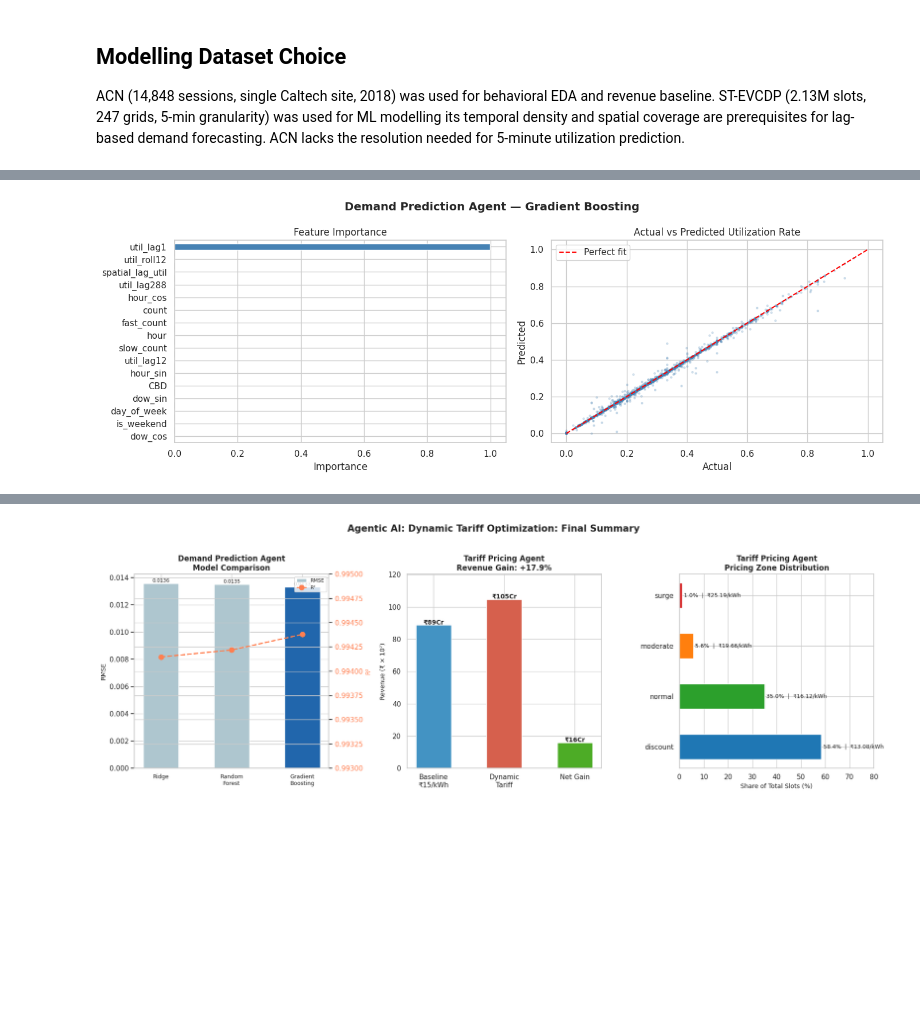
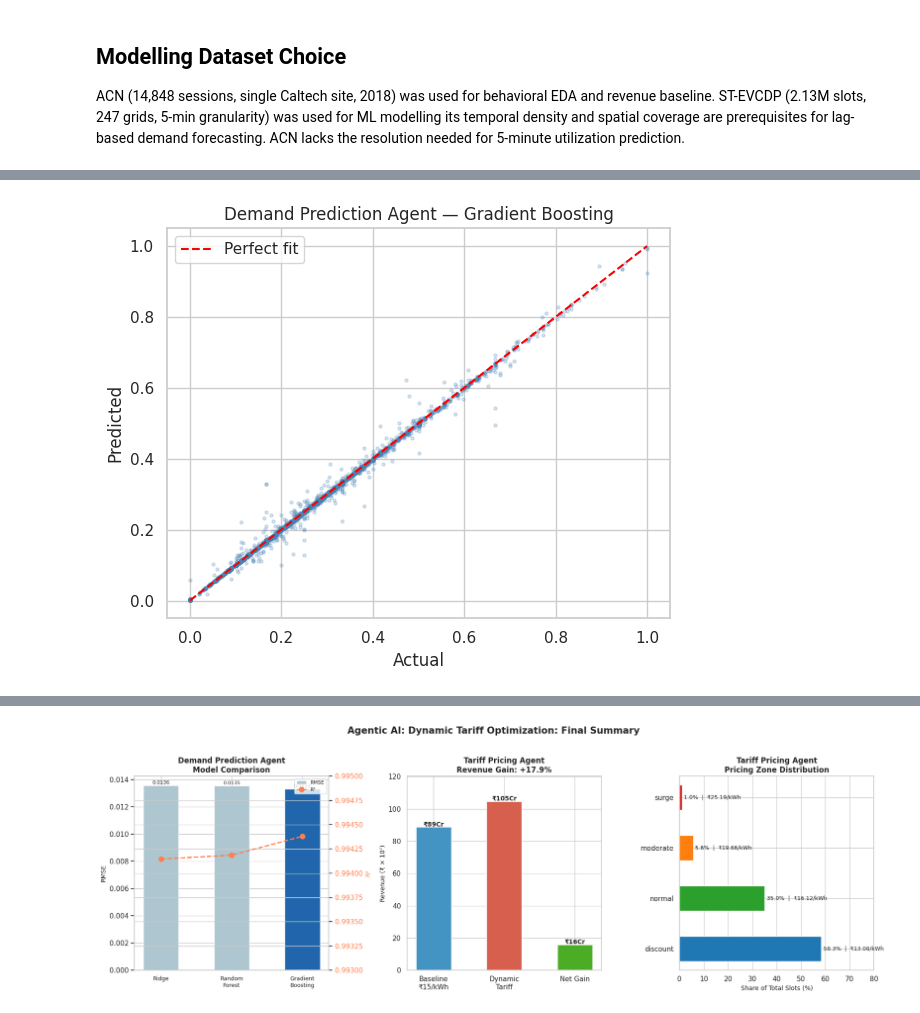
Before and after one commit to anshita195/ev-charging-tariff-optimization, a Jupyter notebook: ev_charging_optimization.ipynb, the cells around one changed output, grey strips where cells are left out. Saved outputs shown, nothing was run; the diff lists cells and outputs as text; code cells hidden in the pictures; blank space fills up the shorter version.

```diff
--- a/ev_charging_optimization.ipynb
+++ b/ev_charging_optimization.ipynb
@@ -687,36 +687,24 @@ for 5-minute utilization prediction.
 # %%
 from sklearn.ensemble import RandomForestRegressor, GradientBoostingRegressor
 from sklearn.linear_model import Ridge
-from sklearn.model_selection import train_test_split
 from sklearn.metrics import mean_squared_error, mean_absolute_error, r2_score
-from sklearn.preprocessing import StandardScaler
 import numpy as np
 
-# Build feature matrix from ST-EVCDP
-# Target: utilization_rate (what we want to predict)
-# We aggregate per grid per 5-min slot: data is already at that level
-
-# Lag features per grid (sort first)
 evcdp_model = evcdp.sort_values(['grid_id','datetime']).copy()
 
-# Lag 1 = previous 5-min slot, Lag 12 = 1 hour ago, Lag 288 = same time yesterday
 evcdp_model['util_lag1']   = evcdp_model.groupby('grid_id')['utilization_rate'].shift(1)
 evcdp_model['util_lag12']  = evcdp_model.groupby('grid_id')['utilization_rate'].shift(12)
 evcdp_model['util_lag288'] = evcdp_model.groupby('grid_id')['utilization_rate'].shift(288)
 
-# Rolling mean (last 1 hour = 12 slots)
 evcdp_model['util_roll12'] = (
     evcdp_model.groupby('grid_id')['utilization_rate']
     .transform(lambda x: x.shift(1).rolling(12, min_periods=1).mean())
 )
 
-# Time-based features
 evcdp_model['hour_sin'] = np.sin(2 * np.pi * evcdp_model['hour'] / 24)
 evcdp_model['hour_cos'] = np.cos(2 * np.pi * evcdp_model['hour'] / 24)
 evcdp_model['dow_sin']  = np.sin(2 * np.pi * evcdp_model['day_of_week'] / 7)
 evcdp_model['dow_cos']  = np.cos(2 * np.pi * evcdp_model['day_of_week'] / 7)
-
-# Drop rows where lags are NaN (first day per grid)
 
 evcdp_model = evcdp_model.dropna(subset=['util_lag1','util_lag12',
                                           'util_lag288','util_roll12',
@@ -726,8 +714,7 @@ FEATURES = [
     'hour', 'day_of_week', 'is_weekend',
     'hour_sin', 'hour_cos', 'dow_sin', 'dow_cos',
     'util_lag1', 'util_lag12', 'util_lag288', 'util_roll12',
-    'fast_count', 'slow_count', 'CBD', 'count',
-    'spatial_lag_util'          # ← ADD THIS LINE
+    'fast_count', 'slow_count', 'CBD', 'spatial_lag_util'
 ]
 
 TARGET = 'utilization_rate'
@@ -735,7 +722,6 @@ TARGET = 'utilization_rate'
 X = evcdp_model[FEATURES]
 y = evcdp_model[TARGET]
 
-# Time-based split: last 5 days as test (not random: preserves temporal order)
 cutoff = evcdp_model['datetime'].max() - pd.Timedelta(days=5)
 train_mask = evcdp_model['datetime'] <= cutoff
 
@@ -743,17 +729,15 @@ X_train, X_test = X[train_mask], X[~train_mask]
 y_train, y_test = y[train_mask], y[~train_mask]
 
 print(f"Train size : {len(X_train):,}  |  Test size: {len(X_test):,}")
-print(f"Test window: last 5 days of data")
 
-# Train 3 models
 models = {
-    'Ridge Regression'      : Ridge(alpha=1.0),
-    'Random Forest'         : RandomForestRegressor(
-                                n_estimators=100, max_depth=10,
-                                random_state=42, n_jobs=-1),
-    'Gradient Boosting'     : GradientBoostingRegressor(
-                                n_estimators=100, max_depth=5,
-                                learning_rate=0.1, random_state=42),
+    'Ridge Regression'  : Ridge(alpha=1.0),
+    'Random Forest'     : RandomForestRegressor(
+                            n_estimators=100, max_depth=10,
+                            random_state=42, n_jobs=-1),
+    'Gradient Boosting' : GradientBoostingRegressor(
+                            n_estimators=100, max_depth=5,
+                            learning_rate=0.1, random_state=42),
 }
 
 results = {}
@@ -761,13 +745,10 @@ print("\nTraining models...")
 
 for name, model in models.items():
     model.fit(X_train, y_train)
-    preds = model.predict(X_test)
-    preds = np.clip(preds, 0, 1)
-
+    preds = np.clip(model.predict(X_test), 0, 1)
     rmse = np.sqrt(mean_squared_error(y_test, preds))
     mae  = mean_absolute_error(y_test, preds)
     r2   = r2_score(y_test, preds)
-
     results[name] = {'model': model, 'preds': preds,
                      'RMSE': rmse, 'MAE': mae, 'R2': r2}
     print(f"\n{name}")
@@ -775,45 +756,30 @@ for name, model in models.items():
     print(f"  MAE  : {mae:.4f}")
     print(f"  R²   : {r2:.4f}")
 
-# Best model + feature importance
 best_name = min(results, key=lambda k: results[k]['RMSE'])
+best_model = results[best_name]['model']
 print(f"\nBest model (lowest RMSE): {best_name}")
 
-best_model = results[best_name]['model']
+# Actual vs Predicted
+fig, ax = plt.subplots(figsize=(6, 5))
+idx = np.random.choice(len(y_test), min(2000, len(y_test)), replace=False)
+ax.scatter(y_test.iloc[idx], results[best_name]['preds'][idx],
+           alpha=0.2, s=5, color='steelblue')
+ax.plot([0,1],[0,1], color='red', linestyle='--', label='Perfect fit')
+ax.set_title(f'Demand Prediction Agent — {best_name}')
+ax.set_xlabel('Actual'); ax.set_ylabel('Predicted')
+ax.legend()
+plt.tight_layout()
+plt.savefig('demand_agent.png', dpi=150, bbox_inches='tight')
+plt.show()
 
-# Feature importance (tree models only)
-if hasattr(best_model, 'feature_importances_'):
-    fi = pd.Series(best_model.feature_importances_, index=FEATURES)
-    fi = fi.sort_values(ascending=True)
+# Naive baseline comparison
+y_naive = X_test['util_lag1'].values
+print(f"\nNaive baseline (lag1) : RMSE={np.sqrt(mean_squared_error(y_test, y_naive)):.4f}  R²={r2_score(y_test, y_naive):.4f}")
+print(f"Gradient Boosting     : RMSE={results['Gradient Boosting']['RMSE']:.4f}  R²={results['Gradient Boosting']['R2']:.4f}")
 
-    fig, axes = plt.subplots(1, 2, figsize=(14, 5))
-    fig.suptitle(f'Demand Prediction Agent — {best_name}', fontsize=14, fontweight='bold')
-
-    # Feature importance
-    ax = axes[0]
-    fi.plot(kind='barh', ax=ax, color='steelblue')
-    ax.set_title('Feature Importance')
-    ax.set_xlabel('Importance')
-
-    # Actual vs Predicted (sample 2000 points)
-    ax = axes[1]
-    idx = np.random.choice(len(y_test), min(2000, len(y_test)), replace=False)
-    ax.scatter(y_test.iloc[idx], results[best_name]['preds'][idx],
-               alpha=0.2, s=5, color='steelblue')
-    ax.plot([0,1],[0,1], color='red', linestyle='--', label='Perfect fit')
-    ax.set_title('Actual vs Predicted Utilization Rate')
-    ax.set_xlabel('Actual'); ax.set_ylabel('Predicted')
-    ax.legend()
-
-    plt.tight_layout()
-    plt.savefig('demand_agent.png', dpi=150, bbox_inches='tight')
-    plt.show()
-
-# Add predictions back for Tariff Agent
 evcdp_model.loc[~train_mask, 'predicted_utilization'] = results[best_name]['preds']
 evcdp_model.loc[train_mask,  'predicted_utilization'] = np.nan
-
-# Congestion probability proxy
 evcdp_model['pred_congestion_prob'] = (
     evcdp_model['predicted_utilization'] > 0.80
 ).astype(float)
@@ -838,4 +807,4 @@ Random Forest
   R²   : 0.9944
 
 Best model (lowest RMSE): Gradient Boosting
-[figure, old version]
+[figure, new version]
```
Also changed, not shown: parts of 10 cells of this notebook, 6 other files.
